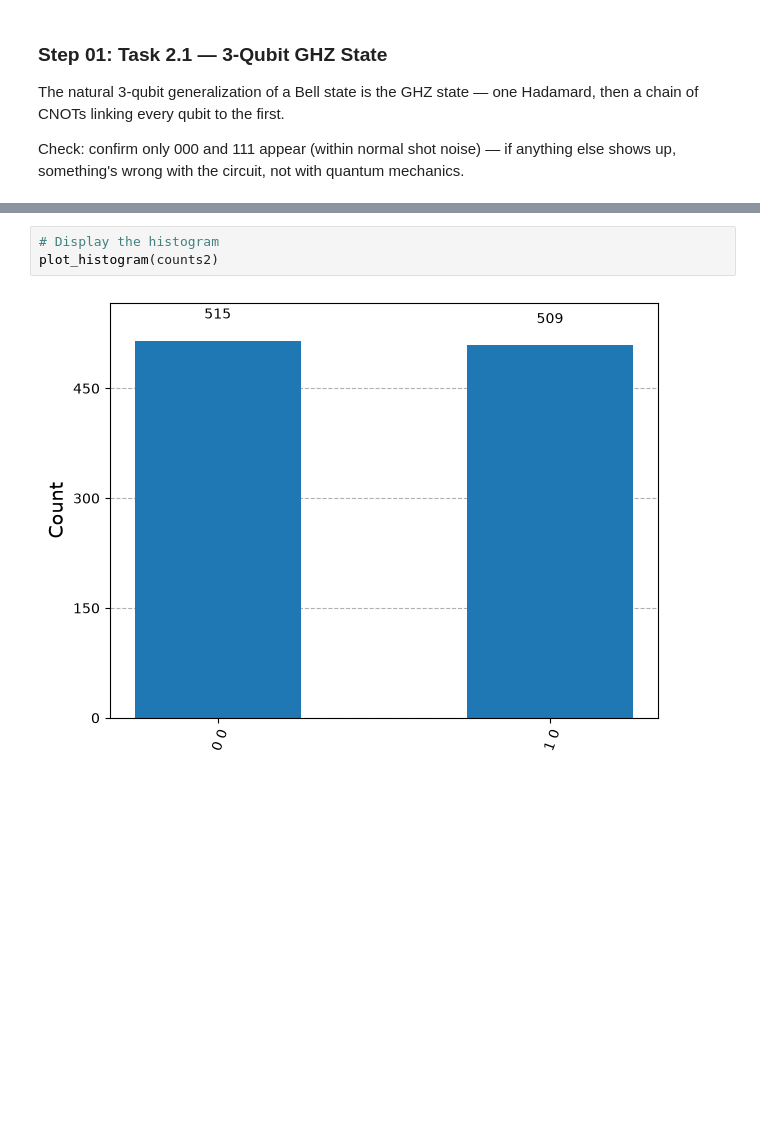
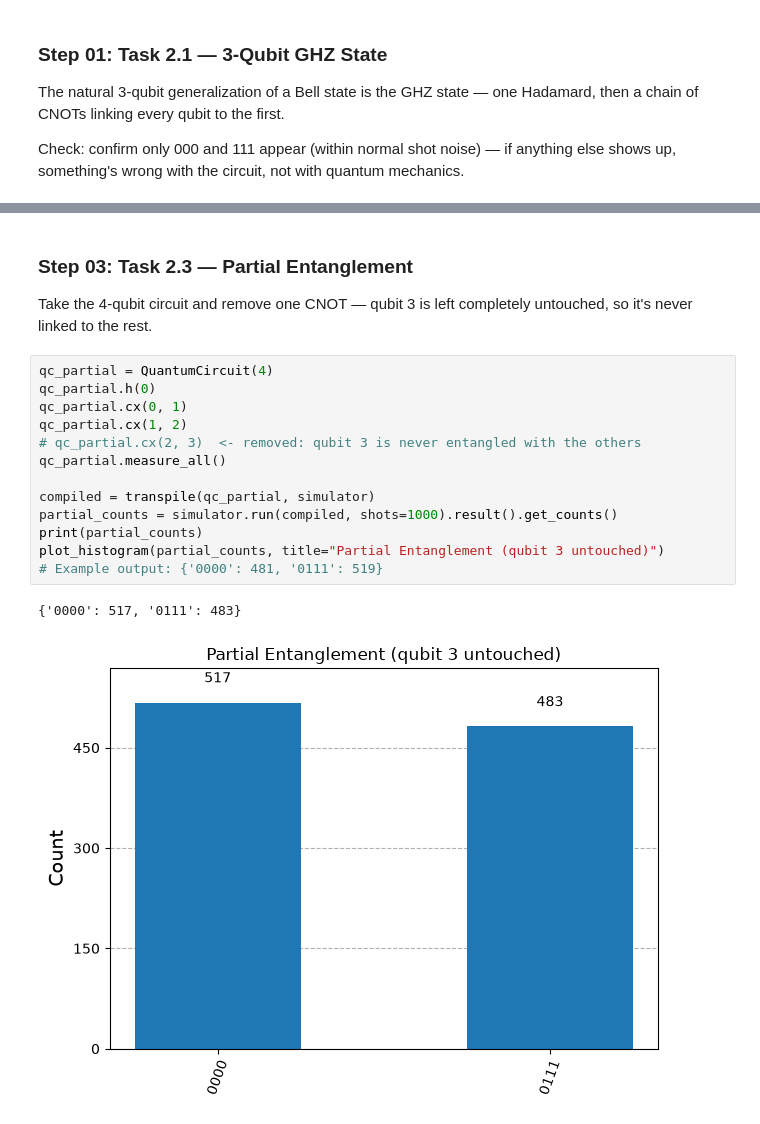
Before and after one commit to litheos1089/quantum-computing-repo, a Jupyter notebook: QuantumLabs/Taruc_LyberiusEnnio_QuantumLab2.ipynb, the cells around one changed output, grey strips where cells are left out. Drawn from its saved outputs; the diff is of its cells as text; blank space fills up the shorter version.

```diff
--- a/QuantumLabs/Taruc_LyberiusEnnio_QuantumLab2.ipynb
+++ b/QuantumLabs/Taruc_LyberiusEnnio_QuantumLab2.ipynb
@@ -118,5 +91,19 @@ print(counts2)
-# %%
-# Display the histogram
-plot_histogram(counts2)
-# %% [output]
-[figure, removed]
+# %% [markdown]
+### Step 03: Task 2.3 — Partial Entanglement
+Take the 4-qubit circuit and remove one CNOT — qubit 3 is left completely untouched, so it's never linked to the rest.
+# %%
+qc_partial = QuantumCircuit(4)
+qc_partial.h(0)
+qc_partial.cx(0, 1)
+qc_partial.cx(1, 2)
+# qc_partial.cx(2, 3)  <- removed: qubit 3 is never entangled with the others
+qc_partial.measure_all()
+
+compiled = transpile(qc_partial, simulator)
+partial_counts = simulator.run(compiled, shots=1000).result().get_counts()
+print(partial_counts)
+plot_histogram(partial_counts, title="Partial Entanglement (qubit 3 untouched)")
+# Example output: {'0000': 481, '0111': 519}
+# %% [output]
+{'0000': 517, '0111': 483}
+[figure, added]
```
Also changed, not shown: parts of 18 cells of this notebook.
